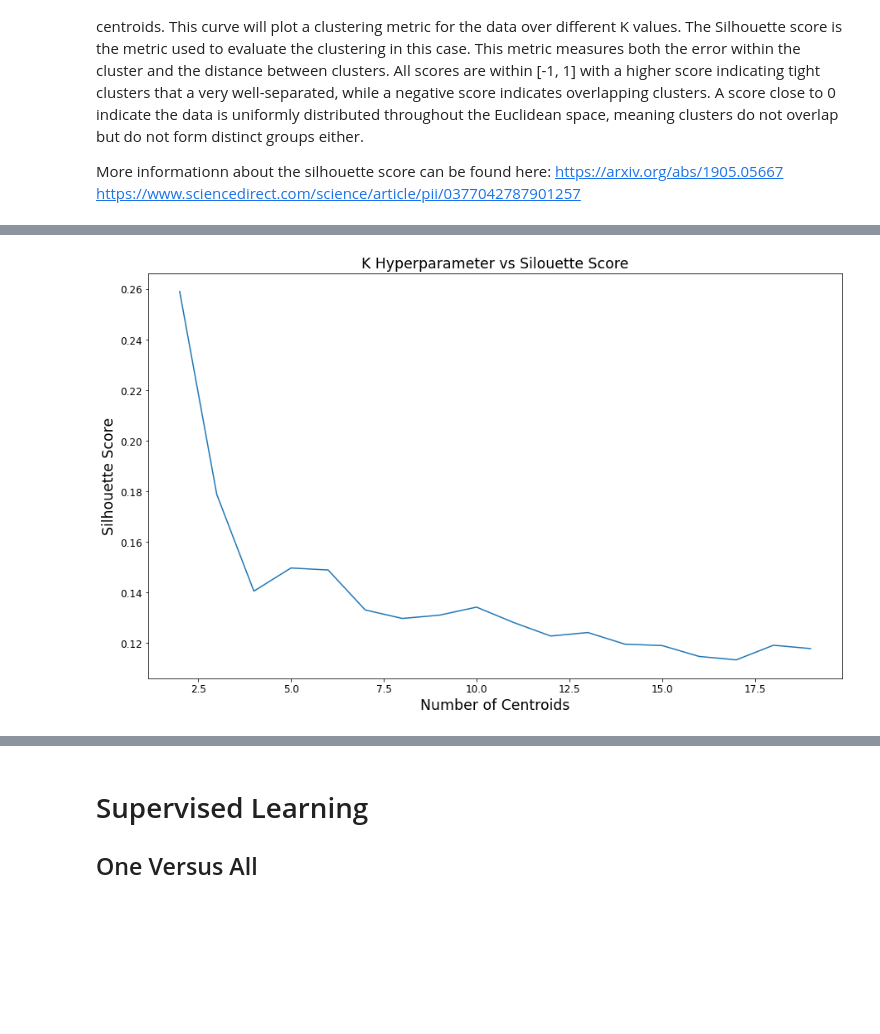
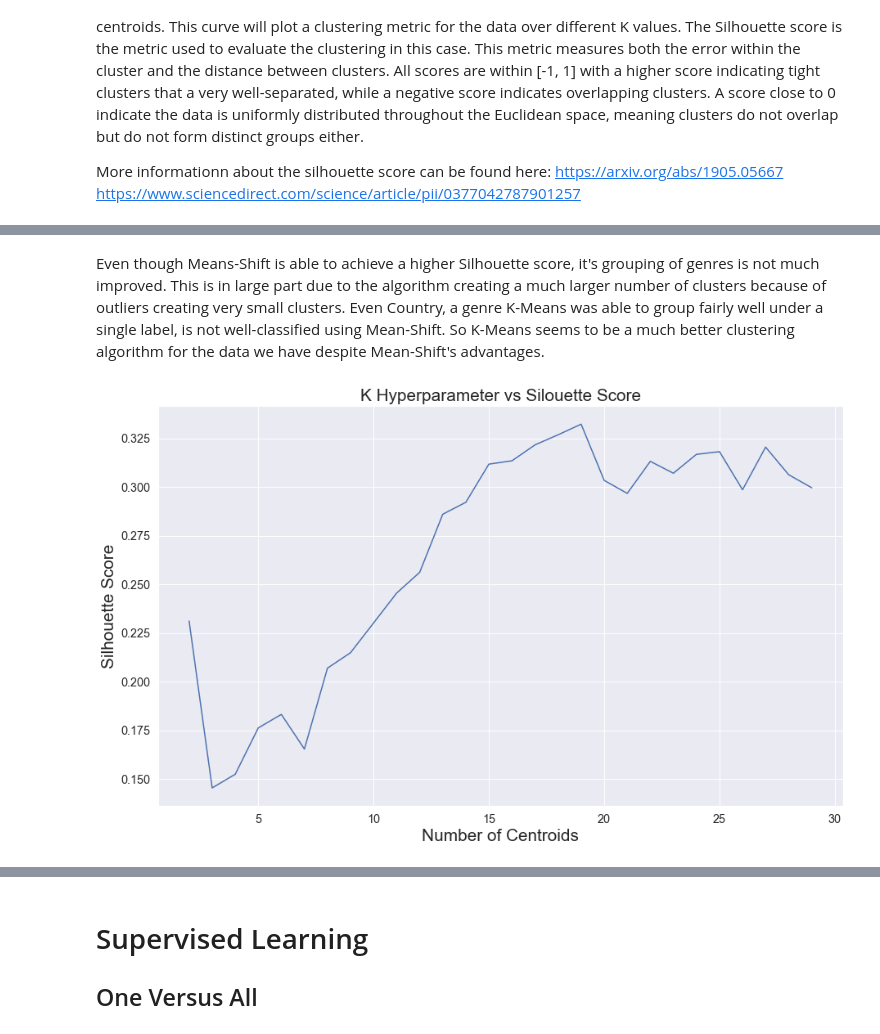
Before and after one commit to Mabanta/CMSC422_Final, a Jupyter notebook: 422final.ipynb, the cells around one changed output, grey strips where cells are left out. Saved outputs shown, nothing was run; the diff lists cells and outputs as text; code cells hidden in the pictures; blank space fills up the shorter version.

```diff
--- a/422final.ipynb
+++ b/422final.ipynb
@@ -124,8 +124,6 @@ Additionally, although we haven't finished scraping all of the data (since we ha
 ### Collecting Spotify Data Based On Billboard Data
 
 Now that the data from the Billboard charts has been collected, we can now group the data by the titles (removing duplicate entries) and extract other information using Spotify's API. The grouping is done mainly to save time as otherwise we would be extracting the same information from a song multiple times if it appears on the charts multiple weeks in a row.
-# %%
-total_genre_list = []
 # %%
 # Import libraries for spotipy and the config file needed to authenticate our client
 import spotipy
@@ -608,16 +707,21 @@ The other observation worthy of note is that the classes are not evenly-sized. T
+# %% [markdown]
+Even though Means-Shift is able to achieve a higher Silhouette score, it's grouping of genres is not much improved. This is in large part due to the algorithm creating a much larger number of clusters because of outliers creating very small clusters. Even Country, a genre K-Means was able to group fairly well under a single label, is not well-classified using Mean-Shift. So K-Means seems to be a much better clustering algorithm for the data we have despite Mean-Shift's advantages.
 # %%
 toSelect = ["Pop", "Rap/Hip-Hop"]
 reduced = df2.loc[df2["Artist_Genres"].isin(toSelect)]
 reduced.head(10)
 
 X2 = reduced[["Duration", "Loudness", "Tempo", "Tempo_Confidence", "Meter", "Meter_Confidence", "Key", "Key_Confidence", "Mode", "Mode_Confidence", "Acousticness", "Danceability", "Energy", "Instrumentalness", "Liveness", "Speechiness", "Valence"]]
+X2 = pd.get_dummies(X2, columns=["Meter", "Key", "Mode"])
 
-X2 = X2.apply(lambda col : (col - col.min()) / (col.max() - col.min()), axis = 0)
+numeric_cols = ["Duration", "Loudness", "Tempo", "Tempo_Confidence", "Meter_Confidence", "Key_Confidence", "Mode_Confidence", "Acousticness", "Danceability", "Energy", "Instrumentalness", "Liveness", "Speechiness", "Valence"]
+
+X2[numeric_cols] = X2[numeric_cols].apply(lambda col : (col - col.min()) / (col.max() - col.min()), axis = 0)
 
 # plot a curve for
-kMeansHyperparameterCurve(X2, range(2, 20))
+kMeansHyperparameterCurve(X2, np.array(range(2, 30)))
 # %% [output]
-[figure, old version]
+[figure, new version]
 # %%
 Y2 = reduced["Artist_Genres"]
 
```
Also changed, not shown: parts of 12 cells of this notebook.
